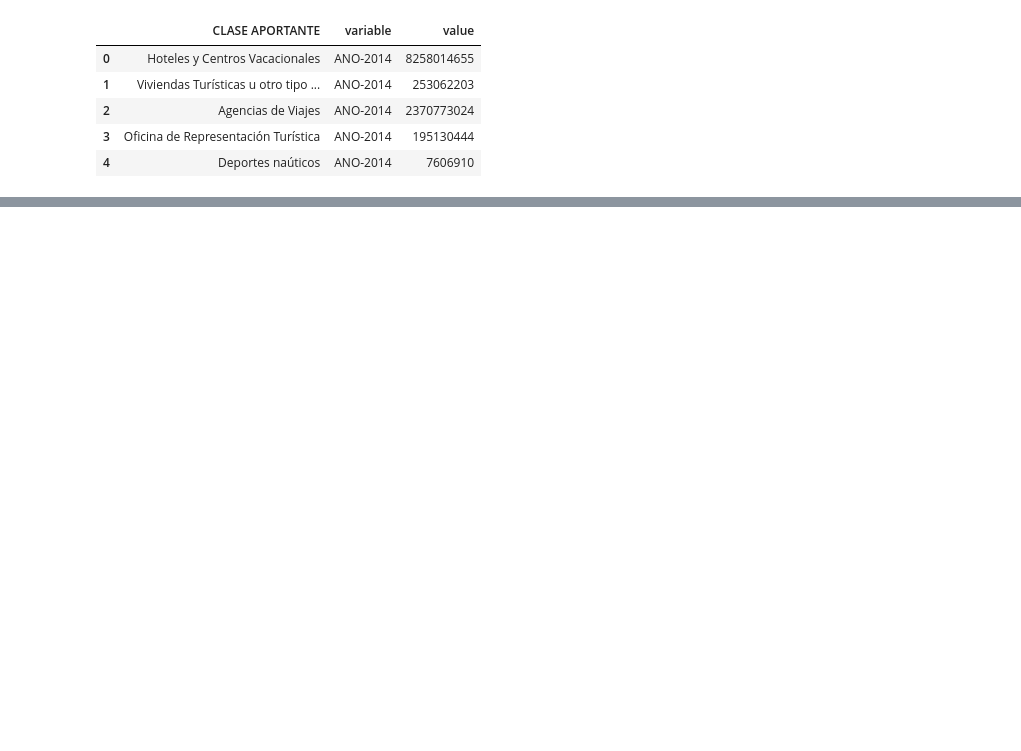
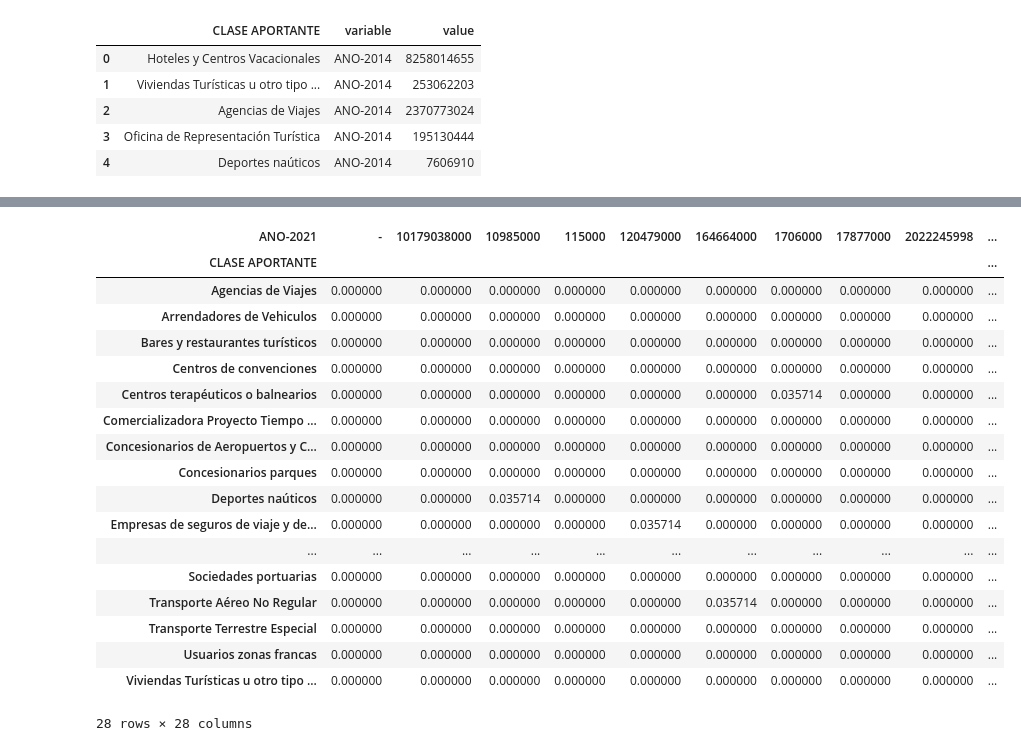
Before and after one commit to onavarrete04/Introduccion-Ciencia-Datos, a Jupyter notebook: 23. PROYECTO TURISMO - 1.ipynb, the cells around one changed output, grey strips where cells are left out. Saved outputs shown, nothing was run; the diff lists cells and outputs as text; code cells hidden in the pictures; blank space fills up the shorter version.

```diff
--- a/23. PROYECTO TURISMO - 1.ipynb
+++ b/23. PROYECTO TURISMO - 1.ipynb
@@ -138,6 +138,8 @@ df1.head(40)
 | 25 | Operadores de plataformas electró... | 0 | 0 | 0 | 0 | 0 | 0 | 0 | 0 |
 | 26 | Transporte Aéreo No Regular | 0 | 0 | 0 | 0 | 0 | 0 | 0 | 164664000 |
 | 27 | Partidas no identificadas | 13488011 | 75313755 | 257410958 | 812884812 | 147122286 | 110980645 | 33606476 | 115000 |
+# %%
+ DATA = df1
 # %%
 df1["ANO-2016"]=df1["ANO-2016"].astype(int)
 df1["ANO-2017"]=df1["ANO-2017"].astype(int)
@@ -375,0 +396,23 @@ No handles with labels found to put in legend.
+# %%
+frecuencia = pd.crosstab(DATA["CLASE APORTANTE"], DATA["ANO-2021"], normalize = True)
+frecuencia
+# %% [output]
+| ANO-2021 | - | 10179038000 | 10985000 | 115000 | 120479000 | 164664000 | 1706000 | 17877000 | 2022245998 | ... |
+| CLASE APORTANTE |  |  |  |  |  |  |  |  |  | ... |
+| Agencias de Viajes | 0.000000 | 0.000000 | 0.000000 | 0.000000 | 0.000000 | 0.000000 | 0.000000 | 0.000000 | 0.000000 | ... |
+| Arrendadores de Vehiculos | 0.000000 | 0.000000 | 0.000000 | 0.000000 | 0.000000 | 0.000000 | 0.000000 | 0.000000 | 0.000000 | ... |
+| Bares y restaurantes turísticos | 0.000000 | 0.000000 | 0.000000 | 0.000000 | 0.000000 | 0.000000 | 0.000000 | 0.000000 | 0.000000 | ... |
+| Centros de convenciones | 0.000000 | 0.000000 | 0.000000 | 0.000000 | 0.000000 | 0.000000 | 0.000000 | 0.000000 | 0.000000 | ... |
+| Centros terapéuticos o balnearios | 0.000000 | 0.000000 | 0.000000 | 0.000000 | 0.000000 | 0.000000 | 0.035714 | 0.000000 | 0.000000 | ... |
+| Comercializadora Proyecto Tiempo ... | 0.000000 | 0.000000 | 0.000000 | 0.000000 | 0.000000 | 0.000000 | 0.000000 | 0.000000 | 0.000000 | ... |
+| Concesionarios de Aeropuertos y C... | 0.000000 | 0.000000 | 0.000000 | 0.000000 | 0.000000 | 0.000000 | 0.000000 | 0.000000 | 0.000000 | ... |
+| Concesionarios parques | 0.000000 | 0.000000 | 0.000000 | 0.000000 | 0.000000 | 0.000000 | 0.000000 | 0.000000 | 0.000000 | ... |
+| Deportes naúticos | 0.000000 | 0.000000 | 0.035714 | 0.000000 | 0.000000 | 0.000000 | 0.000000 | 0.000000 | 0.000000 | ... |
+| Empresas de seguros de viaje y de... | 0.000000 | 0.000000 | 0.000000 | 0.000000 | 0.035714 | 0.000000 | 0.000000 | 0.000000 | 0.000000 | ... |
+| ... | ... | ... | ... | ... | ... | ... | ... | ... | ... | ... |
+| Sociedades portuarias | 0.000000 | 0.000000 | 0.000000 | 0.000000 | 0.000000 | 0.000000 | 0.000000 | 0.000000 | 0.000000 | ... |
+| Transporte Aéreo No Regular | 0.000000 | 0.000000 | 0.000000 | 0.000000 | 0.000000 | 0.035714 | 0.000000 | 0.000000 | 0.000000 | ... |
+| Transporte Terrestre Especial | 0.000000 | 0.000000 | 0.000000 | 0.000000 | 0.000000 | 0.000000 | 0.000000 | 0.000000 | 0.000000 | ... |
+| Usuarios zonas francas | 0.000000 | 0.000000 | 0.000000 | 0.000000 | 0.000000 | 0.000000 | 0.000000 | 0.000000 | 0.000000 | ... |
+| Viviendas Turísticas u otro tipo ... | 0.000000 | 0.000000 | 0.000000 | 0.000000 | 0.000000 | 0.000000 | 0.000000 | 0.000000 | 0.000000 | ... |
+28 rows × 28 columns
```
Also changed, not shown: parts of 12 cells of this notebook, 2 other files.
